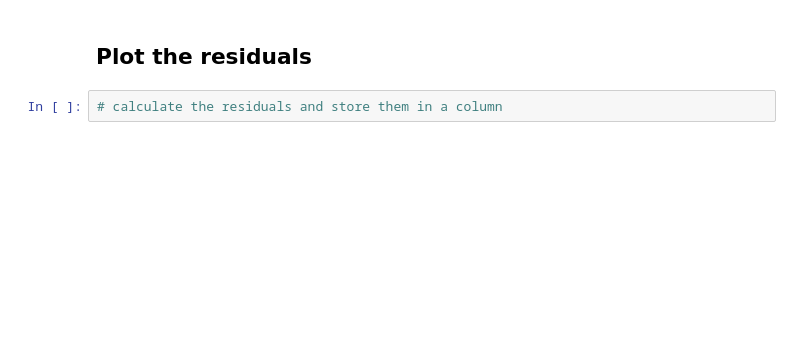
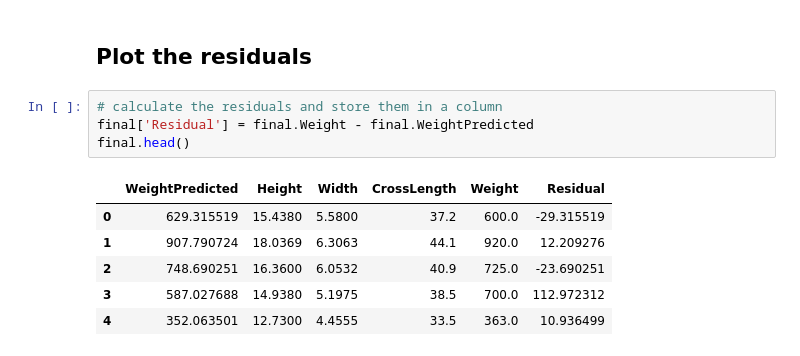
Before and after one commit to TJ-Mothokho/Murach-s-Python-for-Data-Analysis, a Jupyter notebook: Chapter 11/ex_11-1_fish.ipynb, the cells around one changed output. Saved outputs shown, nothing was run; the diff lists cells and outputs as text; blank space fills up the shorter version.

```diff
--- a/Chapter 11/ex_11-1_fish.ipynb
+++ b/Chapter 11/ex_11-1_fish.ipynb
@@ -129,5 +129,14 @@ combined.head()
 ## Plot the residuals
 # %%
 # calculate the residuals and store them in a column
+final['Residual'] = final.Weight - final.WeightPredicted
+final.head()
+# %% [output]
+|  | WeightPredicted | Height | Width | CrossLength | Weight | Residual |
+| 0 | 629.315519 | 15.4380 | 5.5800 | 37.2 | 600.0 | -29.315519 |
+| 1 | 907.790724 | 18.0369 | 6.3063 | 44.1 | 920.0 | 12.209276 |
+| 2 | 748.690251 | 16.3600 | 6.0532 | 40.9 | 725.0 | -23.690251 |
+| 3 | 587.027688 | 14.9380 | 5.1975 | 38.5 | 700.0 | 112.972312 |
+| 4 | 352.063501 | 12.7300 | 4.4555 | 33.5 | 363.0 | 10.936499 |
 # %%
 # create a KDE plot for the residuals
```
Also changed, not shown: parts of 5 cells of this notebook.
